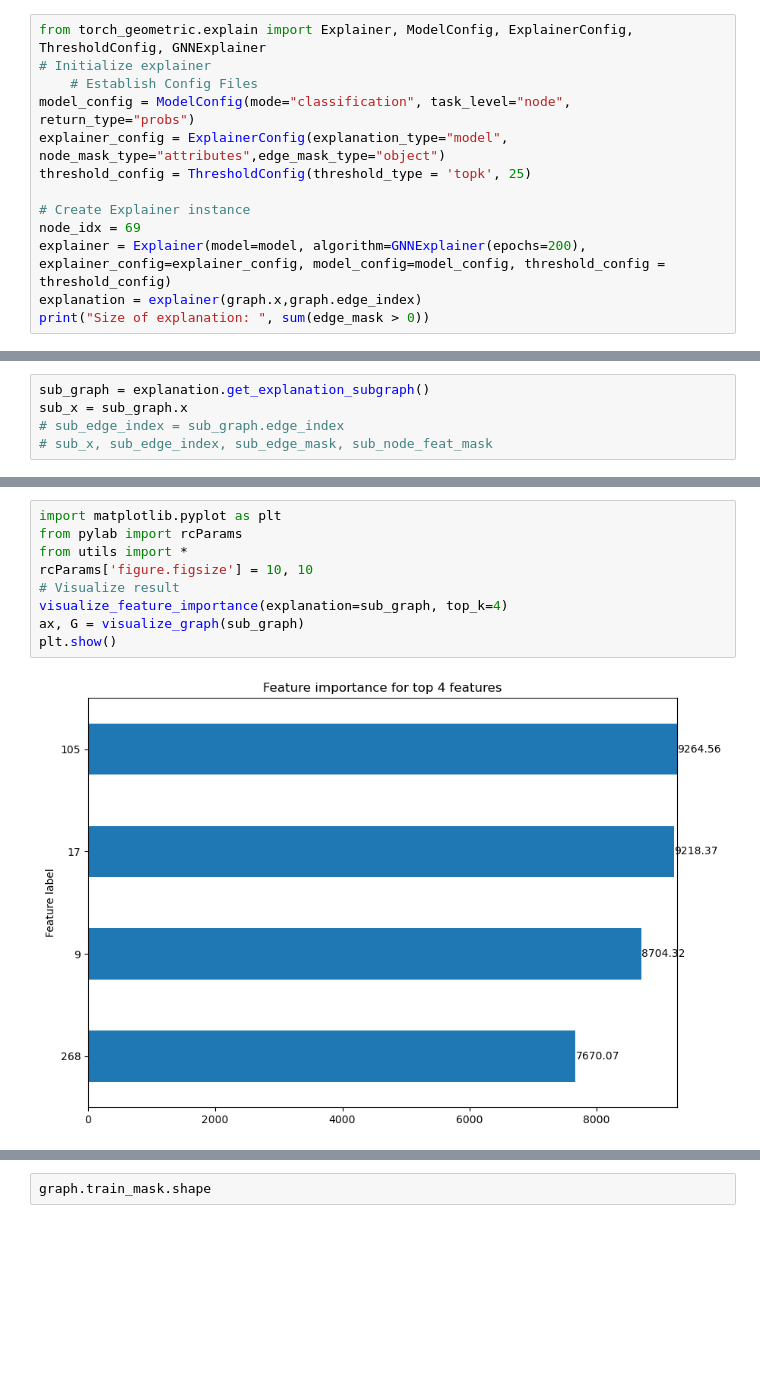
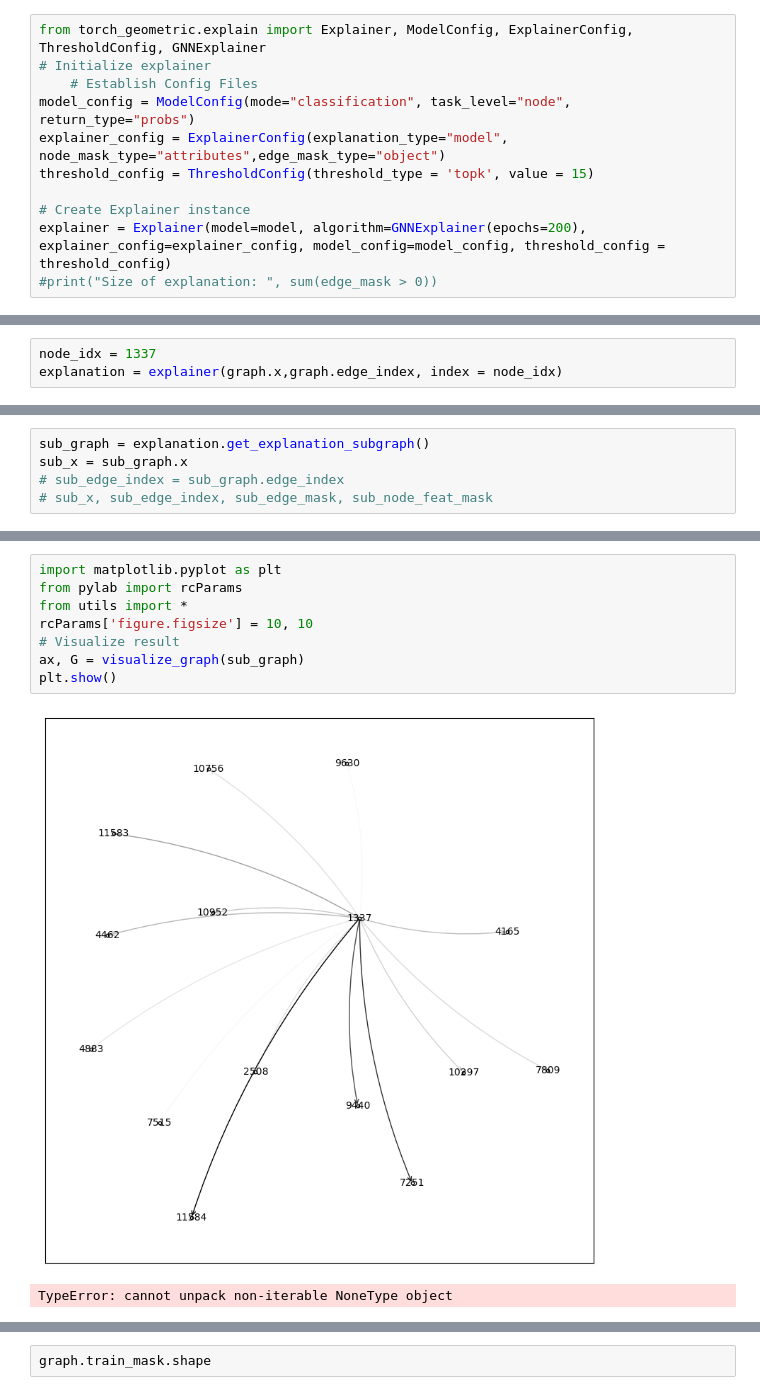
Before and after one commit to AdrianLamLH/Wiki-CS-GNN-model-explainer, a Jupyter notebook: Group_3_GNN_WikiExplainer.ipynb, the cells around one changed output, grey strips where cells are left out. Saved outputs shown, nothing was run; the diff lists cells and outputs as text; blank space fills up the shorter version.

```diff
--- a/Group_3_GNN_WikiExplainer.ipynb
+++ b/Group_3_GNN_WikiExplainer.ipynb
@@ -154,10 +158,8 @@ from torch_geometric.explain import Explainer, ModelConfig, ExplainerConfig, Thr
     # Establish Config Files
 model_config = ModelConfig(mode="classification", task_level="node", return_type="probs")
 explainer_config = ExplainerConfig(explanation_type="model", node_mask_type="attributes",edge_mask_type="object")
-threshold_config = ThresholdConfig(threshold_type = 'topk', 25)
+threshold_config = ThresholdConfig(threshold_type = 'topk', value = 15)
 
 # Create Explainer instance
-node_idx = 69
 explainer = Explainer(model=model, algorithm=GNNExplainer(epochs=200), explainer_config=explainer_config, model_config=model_config, threshold_config = threshold_config)
-explanation = explainer(graph.x,graph.edge_index)
-print("Size of explanation: ", sum(edge_mask > 0))
+#print("Size of explanation: ", sum(edge_mask > 0))
@@ -165,0 +166,3 @@ NameError: name 'edge_mask' is not defined
+# %%
+node_idx = 1337
+explanation = explainer(graph.x,graph.edge_index, index = node_idx)
@@ -171,14 +184,14 @@ sub_x = sub_graph.x
 # %%
 import matplotlib.pyplot as plt
 from pylab import rcParams
 from utils import *
 rcParams['figure.figsize'] = 10, 10
 # Visualize result
-visualize_feature_importance(explanation=sub_graph, top_k=4)
 ax, G = visualize_graph(sub_graph)
 plt.show()
 # %% [output]
-[figure, old version]
+[figure, new version]
+TypeError: cannot unpack non-iterable NoneType object
 # %%
 import matplotlib.pyplot as plt
 from pylab import rcParams
```
Also changed, not shown: parts of 5 cells of this notebook.
